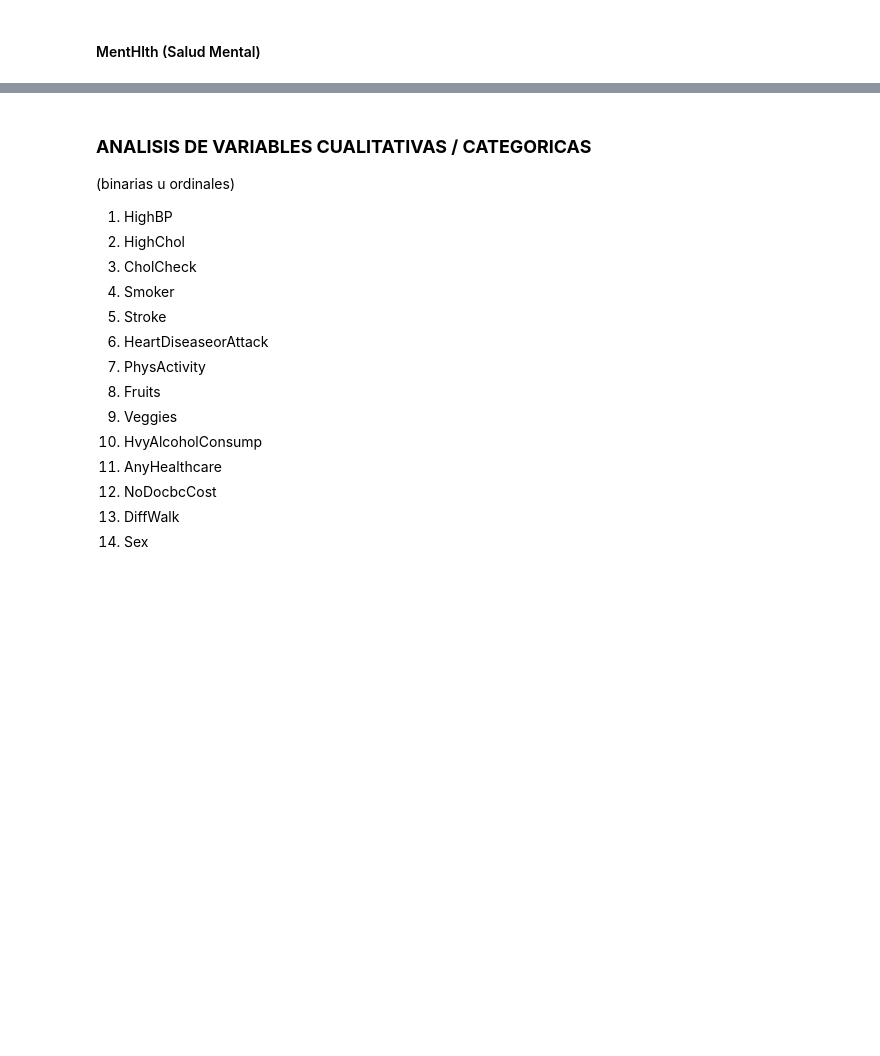
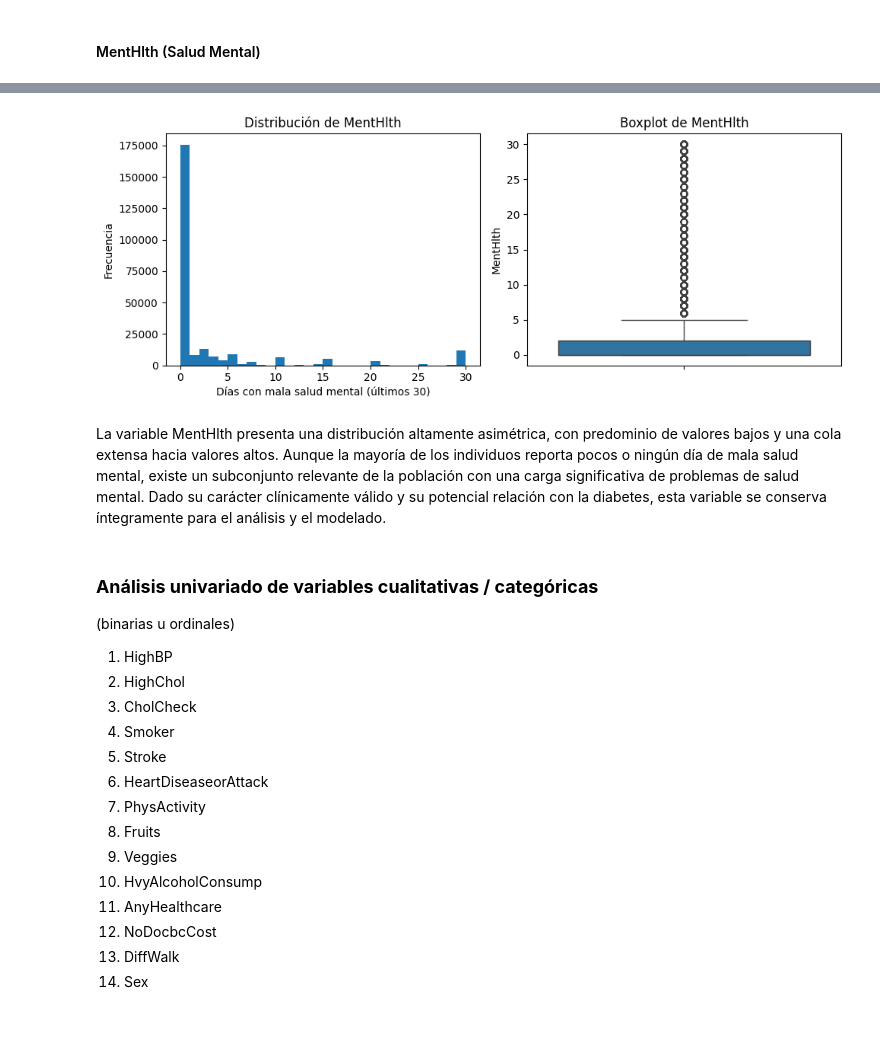
Before and after one commit to sebas-serrano/Diabetes_Health_Indicators, a Jupyter notebook: notebooks/Diabetes_Health_Indicators.ipynb, the cells around one changed output, grey strips where cells are left out. Saved outputs shown, nothing was run; the diff lists cells and outputs as text; code cells hidden in the pictures; blank space fills up the shorter version.

```diff
--- a/notebooks/Diabetes_Health_Indicators.ipynb
+++ b/notebooks/Diabetes_Health_Indicators.ipynb
@@ -280,5 +295,30 @@ df_multi[['Age','BMI']].corr(method='spearman')
+# %%
+import matplotlib.pyplot as plt
+import seaborn as sns
+
+variable = 'MentHlth'
+
+fig, axes = plt.subplots(1, 2, figsize=(10, 4))
+
+# Histograma
+axes[0].hist(df_multi[variable], bins=30)
+axes[0].set_title('Distribución de MentHlth')
+axes[0].set_xlabel('Días con mala salud mental (últimos 30)')
+axes[0].set_ylabel('Frecuencia')
+
+# Boxplot
+sns.boxplot(y=df_multi[variable], ax=axes[1])
+axes[1].set_title('Boxplot de MentHlth')
+axes[1].set_ylabel(variable)
+
+plt.tight_layout()
+plt.show()
+# %% [output]
+[figure, added]
+# %% [markdown]
+La variable MentHlth presenta una distribución altamente asimétrica, con predominio de valores bajos y una cola extensa hacia valores altos. Aunque la mayoría de los individuos reporta pocos o ningún día de mala salud mental, existe un subconjunto relevante de la población con una carga significativa de problemas de salud mental. Dado su carácter clínicamente válido y su potencial relación con la diabetes, esta variable se conserva íntegramente para el análisis y el modelado.
 # %% [markdown]
-### **ANALISIS DE VARIABLES CUALITATIVAS / CATEGORICAS**
+### **Análisis univariado de variables cualitativas / categóricas**
 
 (binarias u ordinales)
 
```
Also changed, not shown: parts of 4 cells of this notebook.
